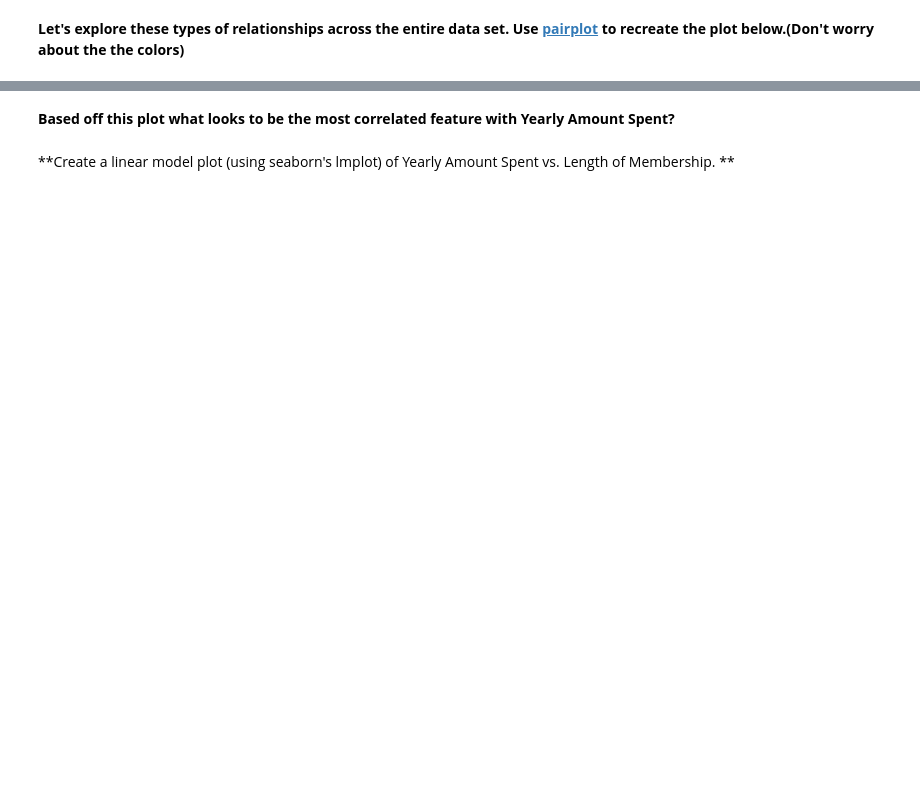
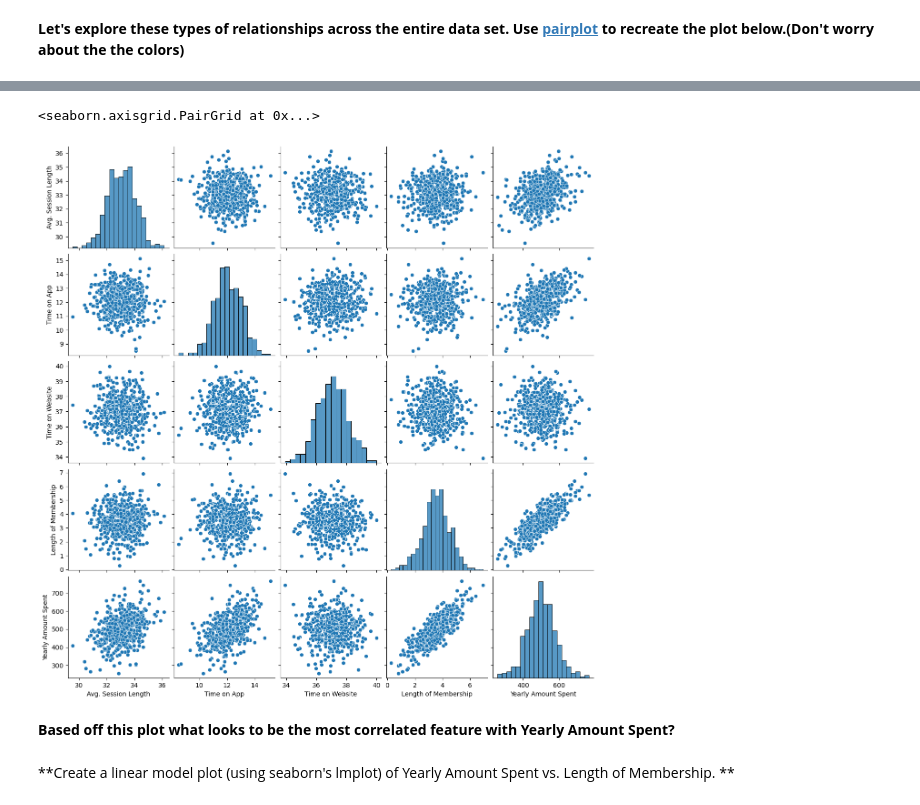
Before and after one commit to Ankura-Sitaula/Linear_regression_project, a Jupyter notebook: 02-Linear Regression Project.ipynb, the cells around one changed output, grey strips where cells are left out. Saved outputs shown, nothing was run; the diff lists cells and outputs as text; code cells hidden in the pictures; blank space fills up the shorter version.

```diff
--- a/02-Linear Regression Project.ipynb
+++ b/02-Linear Regression Project.ipynb
@@ -99,2 +116,7 @@ ___
+# %%
+sns.pairplot(df)
+# %% [output]
+<seaborn.axisgrid.PairGrid at 0x...>
+[figure, added]
 # %% [markdown]
 **Based off this plot what looks to be the most correlated feature with Yearly Amount Spent?**
```
Also changed, not shown: parts of 38 cells of this notebook.
